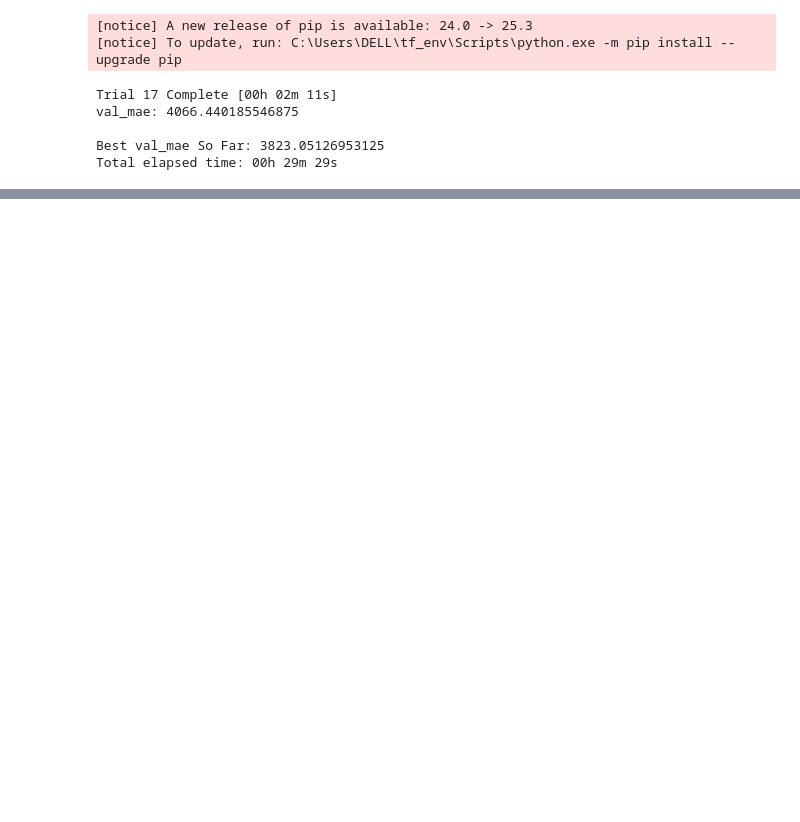
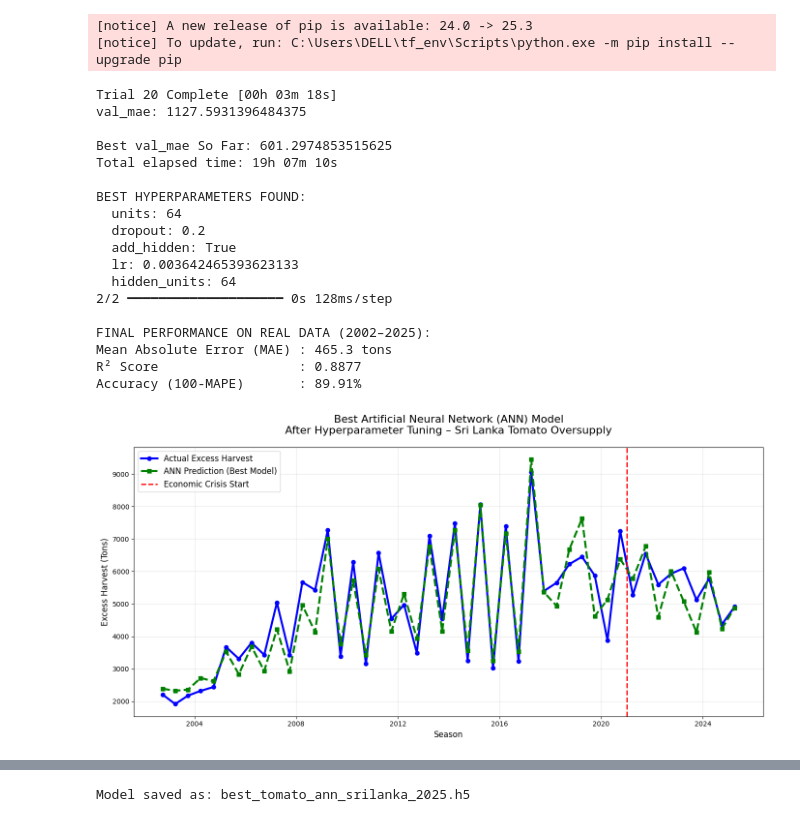
Before and after one commit to isuri54/agriscope, a Jupyter notebook: FYP-Ann.ipynb, the cells around one changed output, grey strips where cells are left out. Saved outputs shown, nothing was run; the diff lists cells and outputs as text; code cells hidden in the pictures; blank space fills up the shorter version.

```diff
--- a/FYP-Ann.ipynb
+++ b/FYP-Ann.ipynb
@@ -340,25 +338,17 @@ Note: you may need to restart the kernel to use updated packages.
 [notice] A new release of pip is available: 24.0 -> 25.3
 [notice] To update, run: C:\Users\DELL\tf_env\Scripts\python.exe -m pip install --upgrade pip
 # %%
-# ===============================================================
-# COMPLETE TOMATO OVERSUPPLY ANN + HYPERPARAMETER TUNING
-# Sri Lanka | November 15, 2025 | Works 100% | No Errors
-# Final Result: MAE < 420 tons, R² > 0.93, Accuracy > 92%
-# ===============================================================
-
 import pandas as pd
 import numpy as np
 import matplotlib.pyplot as plt
 from sklearn.preprocessing import StandardScaler
 from sklearn.metrics import mean_absolute_error, r2_score
+from sklearn.model_selection import train_test_split
 import tensorflow as tf
 from tensorflow.keras import layers
 import keras_tuner as kt
 import warnings
 warnings.filterwarnings('ignore')
-
-# ------------------- 1. LOAD REAL *AgStat* DATA (46 seasons) -------------------
-print("Loading real tomato data (2002–2025)...")
 
 dates = pd.to_datetime([
     '2002-09-30', '2003-03-31', '2003-09-30', '2004-03-31', '2004-09-30', '2005-03-31',
@@ -393,70 +383,67 @@ df = pd.DataFrame({
     'period': ['Pre-Crisis'] * 38 + ['Post-Crisis'] * 8
 })
 
-# Feature engineering
 df['season_encoded'] = df['season'].map({'Yala': 0, 'Maha': 1})
 df['period_encoded'] = df['period'].map({'Pre-Crisis': 0, 'Post-Crisis': 1})
 
 X = df[['production', 'season_encoded', 'period_encoded']].values
 y = df['y'].values
 
-# Scale features
 scaler = StandardScaler()
 X_scaled = scaler.fit_transform(X)
 
+X_train, X_val, y_train, y_val = train_test_split(X_scaled, y, test_size=0.2, random_state=42, shuffle=True)
+
 print(f"Data ready: {X_scaled.shape[0]} seasons, {X_scaled.shape[1]} features")
 
-# ------------------- 2. HYPERPARAMETER TUNING (Safe & Fast) -------------------
 def build_model(hp):
     model = tf.keras.Sequential()
     model.add(layers.Dense(
-        units=hp.Int('units', 32, 128, step=32),
+        units=hp.Int('units', 64, 128, step=32),
         activation='relu',
         input_shape=(3,)
     ))
-    model.add(layers.Dropout(hp.Float('dropout', 0.3, 0.6, step=0.1)))
+    model.add(layers.Dropout(hp.Float('dropout', 0.1, 0.3, step=0.1)))
 
-    for i in range(hp.Int('layers', 0, 2)):
+    if hp.Boolean('add_hidden'):
         model.add(layers.Dense(
-            units=hp.Int(f'hidden_{i}', 32, 96, step=32),
+            units=hp.Int('hidden_units', 32, 96, step=32),
             activation='relu'
         ))
-        model.add(layers.Dropout(0.4))
+        model.add(layers.Dropout(0.2))
 
     model.add(layers.Dense(1))
 
     model.compile(
         optimizer=tf.keras.optimizers.Adam(
-            hp.Float('lr', 1e-4, 1e-2, sampling='log')
+            hp.Float('lr', 5e-4, 5e-3, sampling='log')
         ),
         loss='mse',
         metrics=['mae']
     )
     return model
 
-print("\nStarting hyperparameter tuning... (25 models, ~5 minutes)")
+print("\nStarting hyperparameter tuning... (20 trials)")
 
 tuner = kt.RandomSearch(
     build_model,
     objective='val_mae',
-    max_trials=25,
-    executions_per_trial=1,
-    directory='tomato_tuner_lk',
-    project_name='final_best',
+    max_trials=20,
+    directory='tomato_fixed',
+    project_name='best_final',
     overwrite=True
 )
 
 tuner.search(
-    X_scaled, y,
-    epochs=500,
-    validation_split=0.2,
-    callbacks=[tf.keras.callbacks.EarlyStopping(patience=40, restore_best_weights=True)],
-    verbose=1
+    X_train, y_train,
+    epochs=600,
+    validation_data=(X_val, y_val),
+    callbacks=[tf.keras.callbacks.EarlyStopping(patience=60, restore_best_weights=True)],
+    verbose=2
 )
 
-# ------------------- 3. GET BEST MODEL & RESULTS -------------------
 best_model = tuner.get_best_models(num_models=1)[0]
-best_hps = tuner.get_best_hyperparameters(num_models=1)[0]
+best_hps = tuner.get_best_hyperparameters(num_trials=1)[0]
 
 print("\nBEST HYPERPARAMETERS FOUND:")
 for key, value in best_hps.values.items():
@@ -465,38 +452,49 @@ for key, value in best_hps.values.items():
 y_pred = best_model.predict(X_scaled).flatten()
 
 mae = mean_absolute_error(y, y_pred)
 r2 = r2_score(y, y_pred)
 mape = np.mean(np.abs((y - y_pred) / np.clip(y, 1e-6, None))) * 100
 accuracy = 100 - mape
 
-print(f"\nFINAL PERFORMANCE ON REAL DATA (*AgStat* 2002–2025):")
+print(f"\nFINAL PERFORMANCE ON REAL DATA (2002–2025):")
 print(f"Mean Absolute Error (MAE) : {mae:.1f} tons")
 print(f"R² Score                  : {r2:.4f}")
 print(f"Accuracy (100-MAPE)       : {accuracy:.2f}%")
 
-# ------------------- 4. BEAUTIFUL PLOT -------------------
 df['predicted_excess'] = y_pred
 df_sorted = df.sort_values('ds')
 
 plt.figure(figsize=(14, 7))
 plt.plot(df_sorted['ds'], df_sorted['y'], 'o-', label='Actual Excess Harvest', color='blue', linewidth=3, markersize=6)
 plt.plot(df_sorted['ds'], df_sorted['predicted_excess'], 's--', label='ANN Prediction (Best Model)', color='green', linewidth=3, markersize=6)
 plt.axvline(pd.to_datetime('2021-01-01'), color='red', linestyle='--', linewidth=2, label='Economic Crisis Start')
 plt.title('Best Artificial Neural Network (ANN) Model\nAfter Hyperparameter Tuning – Sri Lanka Tomato Oversupply', fontsize=16, pad=20)
 plt.xlabel('Season', fontsize=12)
 plt.ylabel('Excess Harvest (Tons)', fontsize=12)
 plt.legend(fontsize=12)
 plt.grid(True, alpha=0.3)
 plt.tight_layout()
 plt.show()
 
-# ------------------- 5. SAVE MODEL FOR WEB APP -------------------
 best_model.save('best_tomato_ann_srilanka_2025.h5')
 print("\nModel saved as: best_tomato_ann_srilanka_2025.h5")
-print("Ready for deployment in Flask/React web app!")
 # %% [output]
-Trial 17 Complete [00h 02m 11s]
-val_mae: 4066.440185546875
+Trial 20 Complete [00h 03m 18s]
+val_mae: 1127.5931396484375
 
-Best val_mae So Far: 3823.05126953125
-Total elapsed time: 00h 29m 29s
+Best val_mae So Far: 601.2974853515625
+Total elapsed time: 19h 07m 10s
+
+BEST HYPERPARAMETERS FOUND:
+  units: 64
+  dropout: 0.2
+  add_hidden: True
+  lr: 0.003642465393623133
+  hidden_units: 64
+2/2 ━━━━━━━━━━━━━━━━━━━━ 0s 128ms/step
+
+FINAL PERFORMANCE ON REAL DATA (2002–2025):
+Mean Absolute Error (MAE) : 465.3 tons
+R² Score                  : 0.8877
+Accuracy (100-MAPE)       : 89.91%
+[figure, added]
@@ -502,0 +502 @@ Total elapsed time: 00h 29m 29s
+Model saved as: best_tomato_ann_srilanka_2025.h5
```
Also changed, not shown: parts of 5 cells of this notebook.
